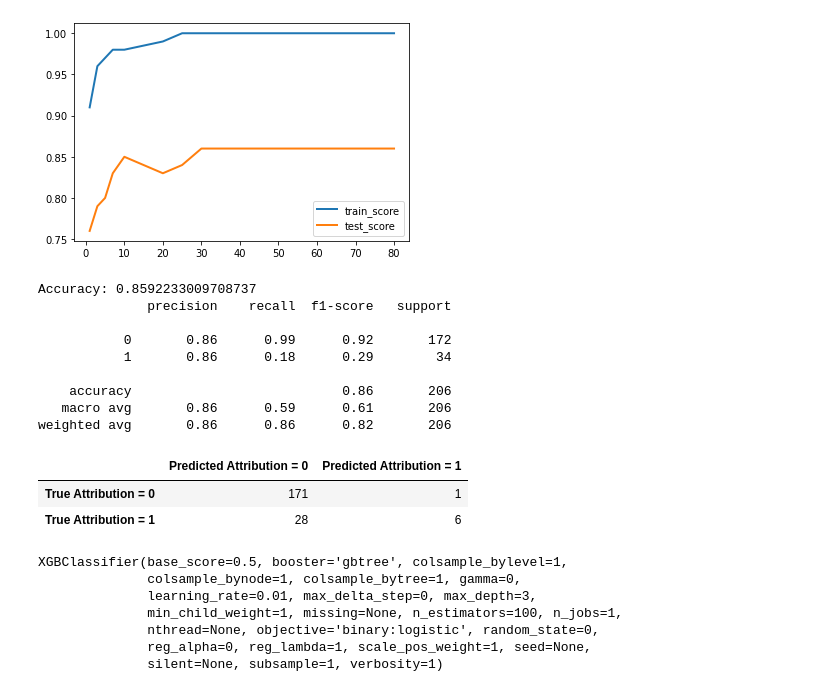
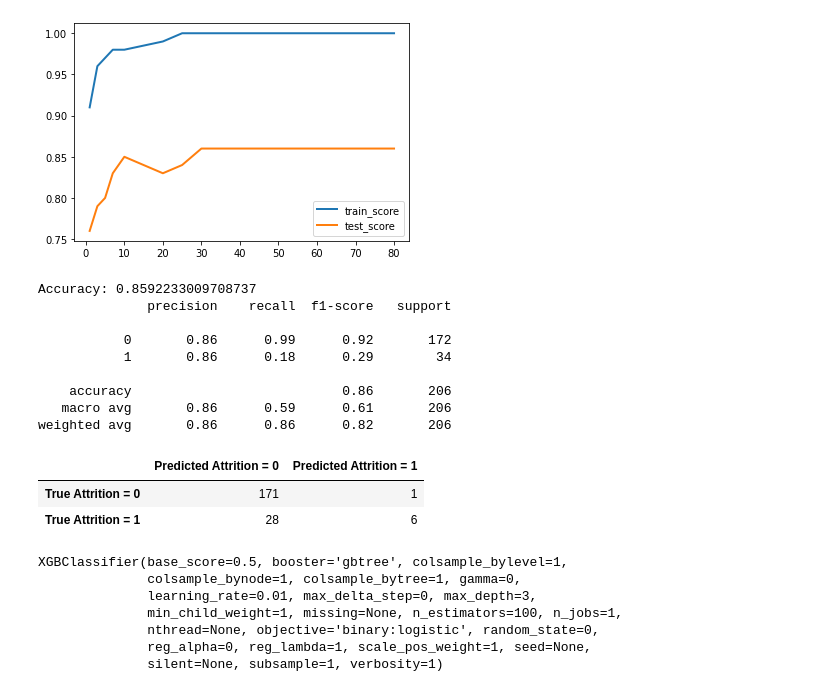
Before and after one commit to sreyadhar/Python-Programming, a Jupyter notebook: ML_L1_Assignment.ipynb, the cells around one changed output. Saved outputs shown, nothing was run; the diff lists cells and outputs as text; code cells hidden in the pictures.

```diff
--- a/ML_L1_Assignment.ipynb
+++ b/ML_L1_Assignment.ipynb
@@ -223,7 +214,7 @@ from sklearn.metrics import accuracy_score
 test_scores, train_scores = [], []
 for i in [1,3,5,7,10,20,25,30,60,80]:
       rfc = RandomForestClassifier(n_estimators=i, random_state=1111)
-      model.rfc=rfc.fit(Xrfc_train, yrfc_train) # print(rfc)
+      rfc=rfc.fit(Xrfc_train, yrfc_train) # print(rfc)
       train_predictions = rfc.predict(Xrfc_train)
       test_predictions = rfc.predict(Xrfc_test)
       train_scores.append(round(accuracy_score(yrfc_train, train_predictions), 2))
@@ -249,25 +240,25 @@ from sklearn import metrics
 # %%
 # Model Accuracy
 print("Accuracy:",metrics.accuracy_score(yrfc_test, test_predictions))
 print(classification_report(yrfc_test, test_predictions))
 pd.DataFrame(
     confusion_matrix(yrfc_test, test_predictions),
-    columns=['Predicted Attribution = 0', 'Predicted Attribution = 1'],
-    index=['True Attribution = 0', 'True Attribution = 1']
+    columns=['Predicted Attrition = 0', 'Predicted Attrition = 1'],
+    index=['True Attrition = 0', 'True Attrition = 1']
 )
 # %% [output]
 Accuracy: 0.8592233009708737
               precision    recall  f1-score   support
 
            0       0.86      0.99      0.92       172
            1       0.86      0.18      0.29        34
 
     accuracy                           0.86       206
    macro avg       0.86      0.59      0.61       206
 weighted avg       0.86      0.86      0.82       206
-|  | Predicted Attribution = 0 | Predicted Attribution = 1 |
-| True Attribution = 0 | 171 | 1 |
-| True Attribution = 1 | 28 | 6 |
+|  | Predicted Attrition = 0 | Predicted Attrition = 1 |
+| True Attrition = 0 | 171 | 1 |
+| True Attrition = 1 | 28 | 6 |
 # %%
 ### Extreme Gradient Boosting with XGBoost ###
 
```
Also changed, not shown: parts of 7 cells of this notebook.
